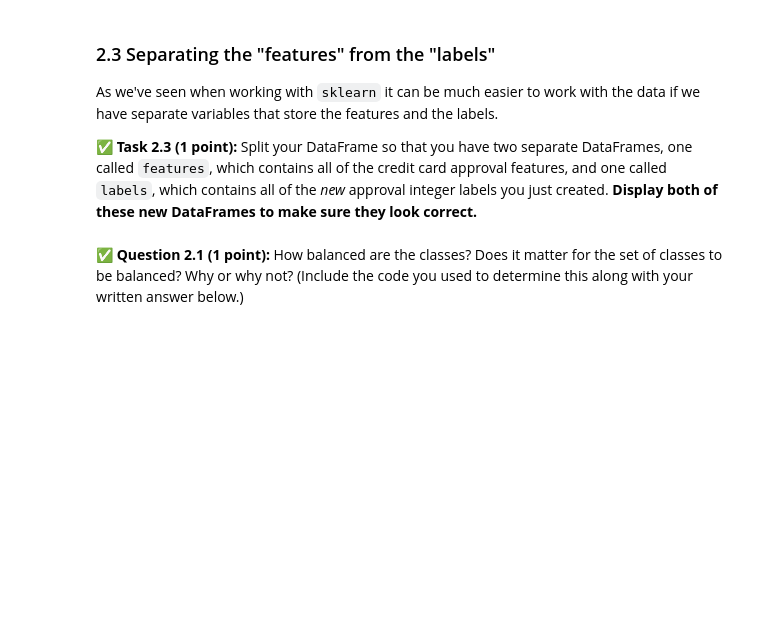
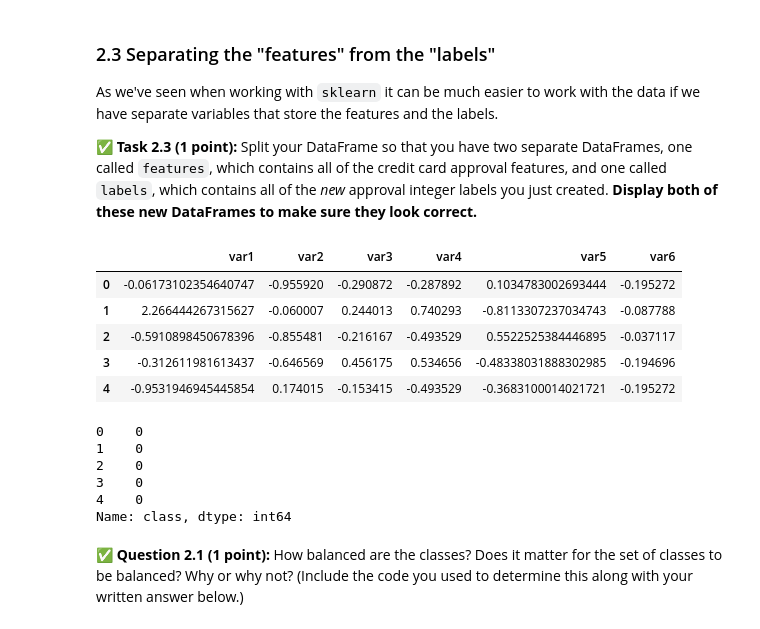
Before and after one commit to Jlozano351/CMSE202-s24-turnin, a Jupyter notebook: hw-04/HW-04_PerceptronSVMandPCA-Juan José Lozano González.ipynb, the cells around one changed output. Cells and saved outputs as stored; diff of their text form; code cells hidden in the pictures; blank space fills up the shorter version.

```diff
--- a/hw-04/HW-04_PerceptronSVMandPCA-Juan José Lozano González.ipynb
+++ b/hw-04/HW-04_PerceptronSVMandPCA-Juan José Lozano González.ipynb
@@ -113,3 +131,24 @@ As we've seen when working with `sklearn` it can be much easier to work with the
+# %%
+features = df.drop('class', axis=1)
+labels = df['class']
+# %%
+features.head()
+# %% [output]
+|  | var1 | var2 | var3 | var4 | var5 | var6 |
+| 0 | -0.06173102354640747 | -0.955920 | -0.290872 | -0.287892 | 0.1034783002693444 | -0.195272 |
+| 1 | 2.266444267315627 | -0.060007 | 0.244013 | 0.740293 | -0.8113307237034743 | -0.087788 |
+| 2 | -0.5910898450678396 | -0.855481 | -0.216167 | -0.493529 | 0.5522525384446895 | -0.037117 |
+| 3 | -0.312611981613437 | -0.646569 | 0.456175 | 0.534656 | -0.48338031888302985 | -0.194696 |
+| 4 | -0.9531946945445854 | 0.174015 | -0.153415 | -0.493529 | -0.3683100014021721 | -0.195272 |
+# %%
+labels.head()
+# %% [output]
+0    0
+1    0
+2    0
+3    0
+4    0
+Name: class, dtype: int64
 # %% [markdown]
 &#9989; **Question 2.1 (1 point):** How balanced are the classes? Does it matter for the set of classes to be balanced? Why or why not? (Include the code you used to determine this along with your written answer below.)
 # %% [markdown]
```
Also changed, not shown: parts of 11 cells of this notebook, 1 other file.
